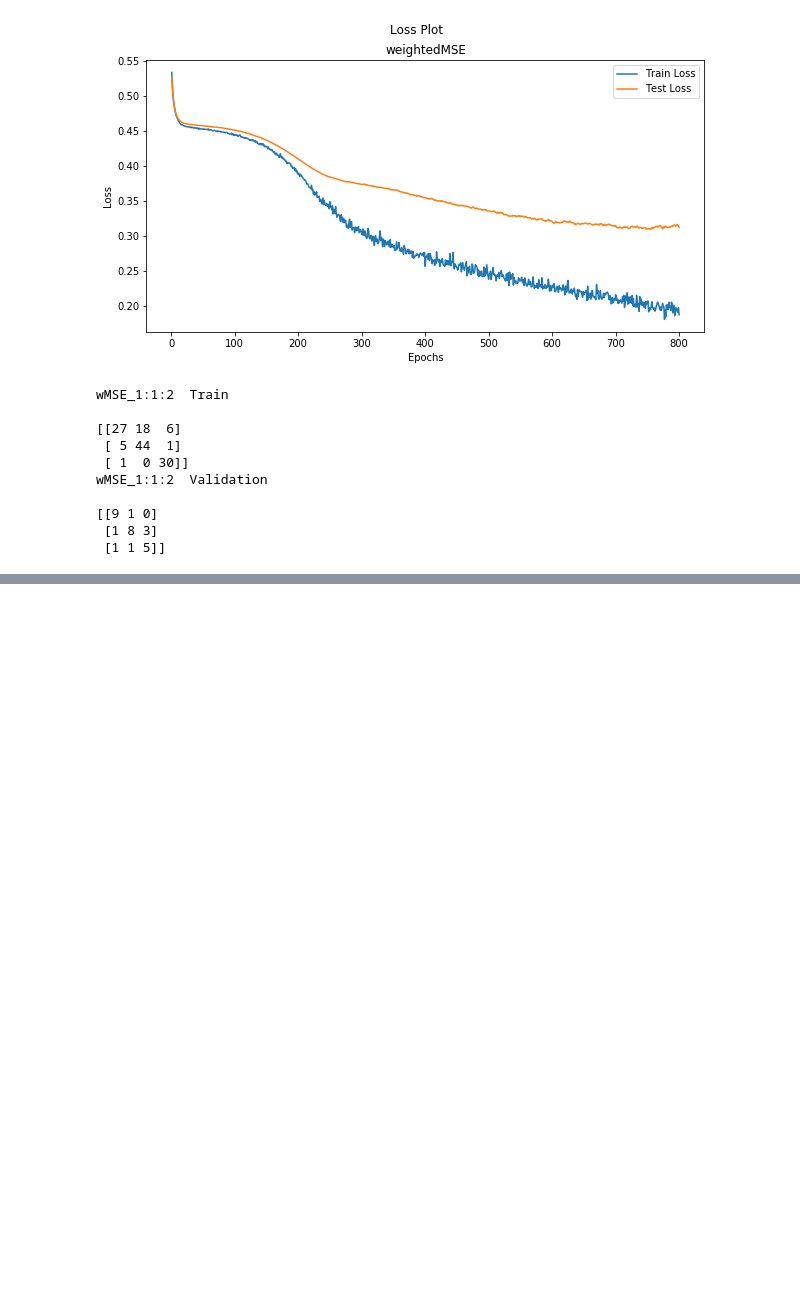
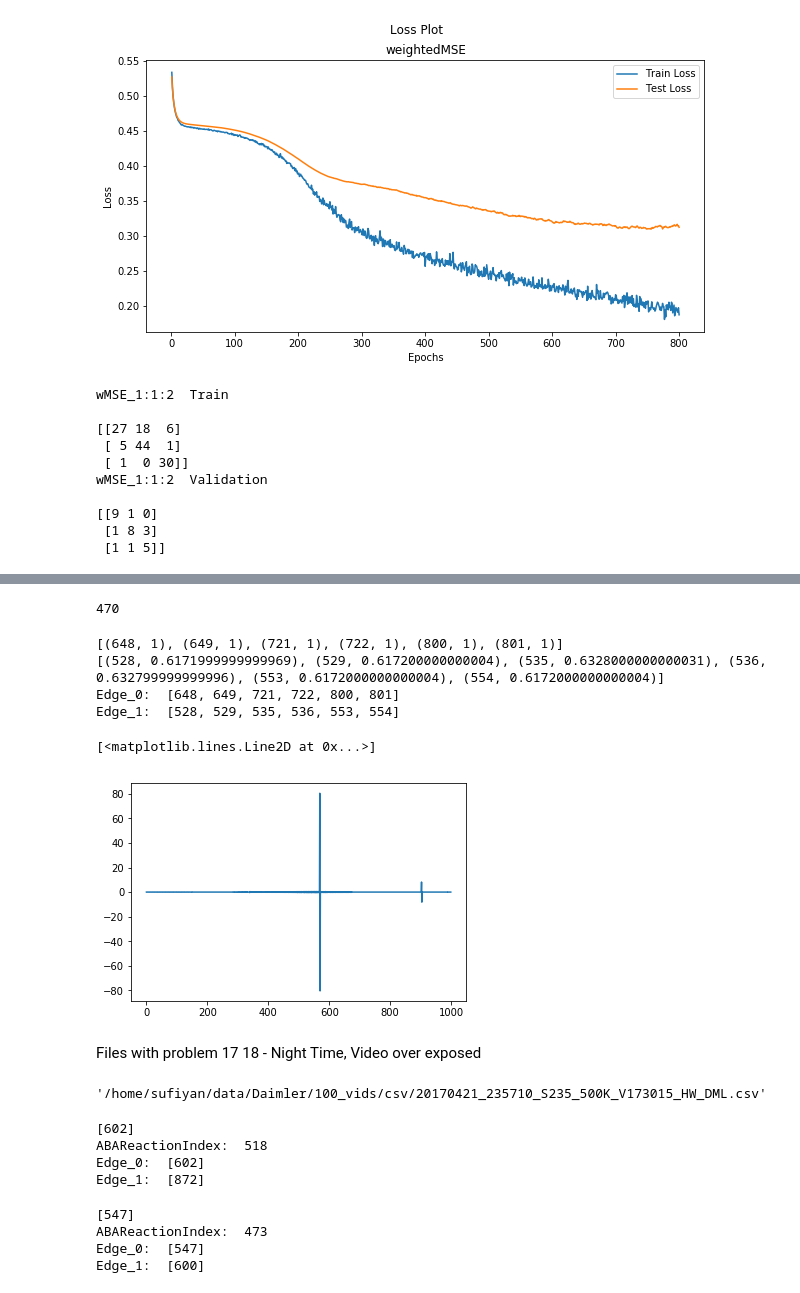
Before and after one commit to dumbPy/SceneR2, a Jupyter notebook: Notebooks/CSV_Model.ipynb, the cells around one changed output, grey strips where cells are left out. Saved outputs shown, nothing was run; the diff lists cells and outputs as text; code cells hidden in the pictures; blank space fills up the shorter version.

```diff
--- a/Notebooks/CSV_Model.ipynb
+++ b/Notebooks/CSV_Model.ipynb
@@ -375,0 +380,9 @@ SyntaxError: invalid syntax (<ipython-input-37-a5ab3d211664>, line 3)
+# %%
+dataset_4=MovingObjectData2.fromCSVFolder(globalVariables.path_to_csv, skip_labels=[1,2])
+# %%
+with open("/home/sufiyan/data/Daimler/100_vids/pickled_SceneR2_dataset/pickled_MovingObject2_157_NewEdgeDetection_25Feb", 'wb') as f:
+    pickle.dump(dataset_4, f)
+# %%
+dataset_all = CSVData.fromCSVFolder(globalVariables.path_to_csv, skip_labels=[1,2])
+with open("/home/sufiyan/data/Daimler/100_vids/pickled_SceneR2_dataset/pickled_CSVData_157_NewEdgeDetection_25Feb", 'wb') as f:
+    pickle.dump(dataset_all, f)
@@ -375,0 +408,3 @@ SyntaxError: invalid syntax (<ipython-input-37-a5ab3d211664>, line 3)
+# %%
+with open("/home/sufiyan/data/Daimler/100_vids/pickled_SceneR2_dataset/pickled_MovingObject2_157_NewEdgeDetection_25Feb", 'rb') as f:
+    dataset_4=pickle.load(f)
@@ -375,0 +431,4 @@ SyntaxError: invalid syntax (<ipython-input-37-a5ab3d211664>, line 3)
+# %%
+SingleCSV.getEdgePostABA(df, 0)
+# %% [output]
+470
@@ -375,0 +437,34 @@ SyntaxError: invalid syntax (<ipython-input-37-a5ab3d211664>, line 3)
+# %%
+dataset_4.play(6)
+# %% [output]
+[(648, 1), (649, 1), (721, 1), (722, 1), (800, 1), (801, 1)]
+[(528, 0.6171999999999969), (529, 0.617200000000004), (535, 0.6328000000000031), (536, 0.632799999999996), (553, 0.6172000000000004), (554, 0.6172000000000004)]
+Edge_0:  [648, 649, 721, 722, 800, 801]
+Edge_1:  [528, 529, 535, 536, 553, 554]
+# %%
+plt.plot(laplace(read_csv_auto(dataset_4.files[4])["RDF_dx_Or"]))
+# %% [output]
+[<matplotlib.lines.Line2D at 0x...>]
+[figure, added]
+# %% [markdown]
+Files with problem
+17
+18 - Night Time, Video over exposed
+# %%
+dataset_4.files[33]
+# %% [output]
+'/home/sufiyan/data/Daimler/100_vids/csv/20170421_235710_S235_500K_V173015_HW_DML.csv'
+# %%
+dataset_4.play(20)
+# %% [output]
+[602]
+ABAReactionIndex:  518
+Edge_0:  [602]
+Edge_1:  [872]
+# %%
+dataset_4.play(34)
+# %% [output]
+[547]
+ABAReactionIndex:  473
+Edge_0:  [547]
+Edge_1:  [600]
```
Also changed, not shown: parts of 21 cells of this notebook, 5 other files.
